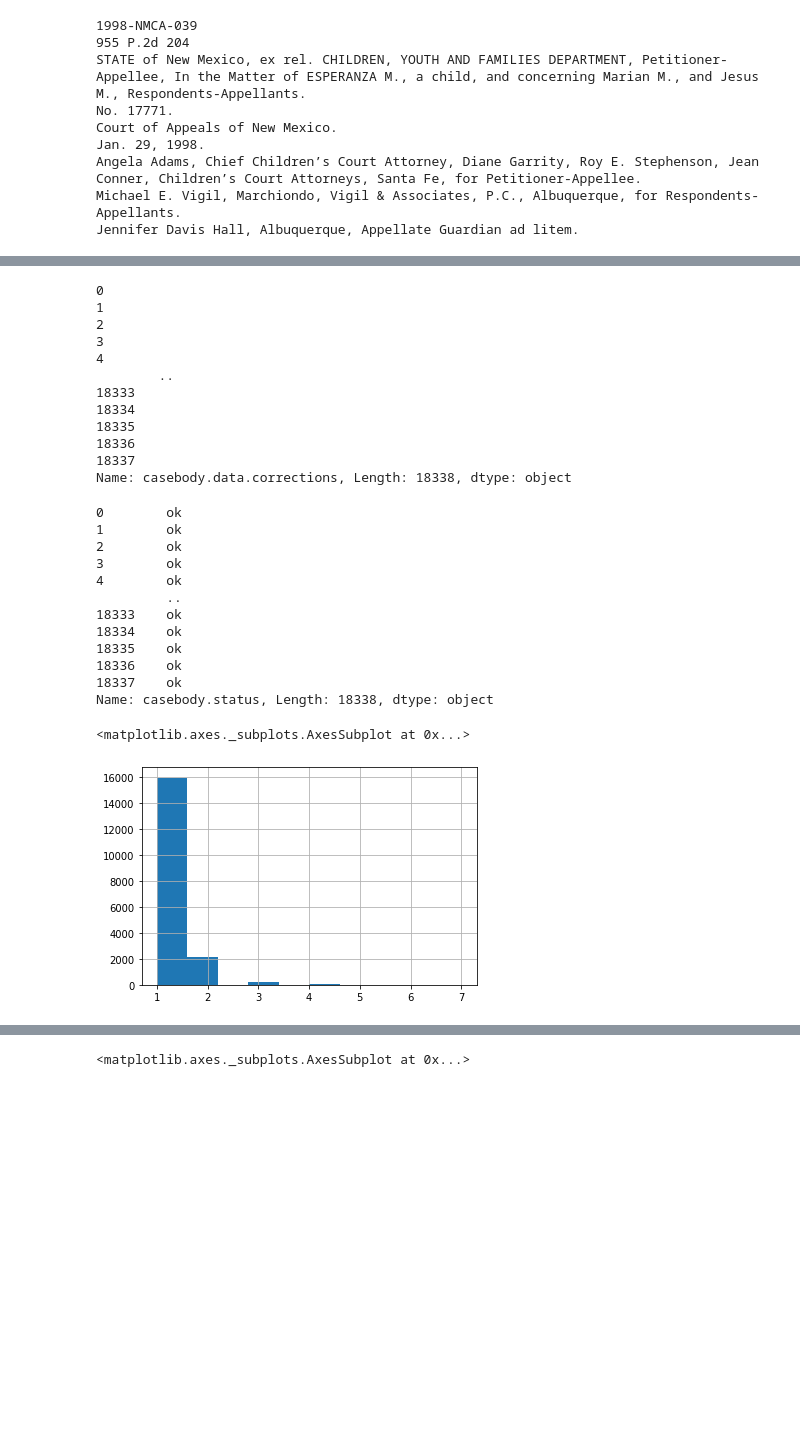
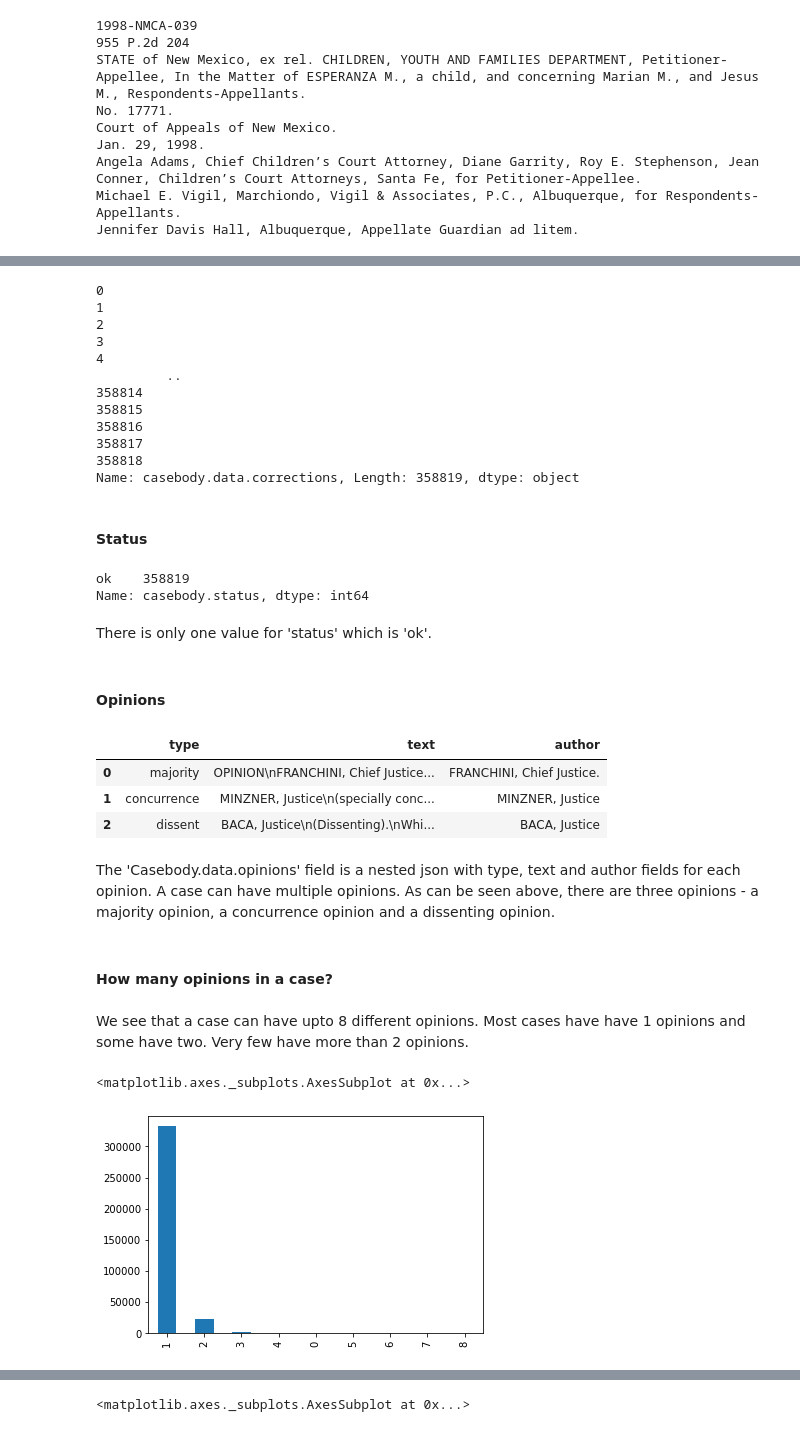
Before and after one commit to medeirosf/2020-CS109B, a Jupyter notebook: content/projects/notebook/cs109b_FP_EDA.ipynb, the cells around one changed output, grey strips where cells are left out. Saved outputs shown, nothing was run; the diff lists cells and outputs as text; code cells hidden in the pictures; blank space fills up the shorter version.

```diff
--- a/content/projects/notebook/cs109b_FP_EDA.ipynb
+++ b/content/projects/notebook/cs109b_FP_EDA.ipynb
@@ -45,6 +65,21 @@ from pandas.io.json import json_normalize
-# %%
-f = lzma.open("./data/text/new_mexico.xz","rb")
-data = f.readlines()
-f.close()
-data_json = [json.loads(line) for line in data]
-data = json_normalize(data_json)
+# %%
+def load_data(states=['new_mexico.xz','arkansas.xz','north_carolina.xz','illinois.xz',]):
+    base_path = "./data/text"
+    data_list = []
+
+    for state in states:
+        print(f'Loading data for {state}')
+        f = lzma.open(os.path.join(base_path,state),"rb")
+        state_data = f.readlines()
+        f.close()
+        data_json = [json.loads(line) for line in state_data]
+        print(f'Flattening data for {state}')
+        state_df = json_normalize(data_json)
+        state_df['source_state'] = state
+        data_list.append(state_df)
+    return pd.concat(data_list).reset_index(drop=True)
+
+# To load data for some states use:
+# data = load_data(states=['new_mexico.xz','arkansas.xz'])
+
+data = load_data()
@@ -156,30 +189,39 @@ data['casebody.data.corrections']
 2
 3
 4
-        ..
-18333
-18334
-18335
-18336
-18337
-Name: casebody.data.corrections, Length: 18338, dtype: object
+         ..
+358814
+358815
+358816
+358817
+358818
+Name: casebody.data.corrections, Length: 358819, dtype: object
+# %% [markdown]
+#### Status
 # %%
-data['casebody.status']
+data['casebody.status'].value_counts()
 # %% [output]
-0        ok
-1        ok
-2        ok
-3        ok
-4        ok
-         ..
-18333    ok
-18334    ok
-18335    ok
-18336    ok
-18337    ok
-Name: casebody.status, Length: 18338, dtype: object
+ok    358819
+Name: casebody.status, dtype: int64
+# %% [markdown]
+There is only one value for 'status' which is 'ok'.
+# %% [markdown]
+#### Opinions
+# %%
+json_normalize(data['casebody.data.opinions'][9])
+# %% [output]
+|  | type | text | author |
+| 0 | majority | OPINION\nFRANCHINI, Chief Justice... | FRANCHINI, Chief Justice. |
+| 1 | concurrence | MINZNER, Justice\n(specially conc... | MINZNER, Justice |
+| 2 | dissent | BACA, Justice\n(Dissenting).\nWhi... | BACA, Justice |
+# %% [markdown]
+The 'Casebody.data.opinions' field is a nested json with type, text and author fields for each opinion. A case can have multiple opinions. As can be seen above, there are three opinions - a majority opinion, a concurrence opinion and a dissenting opinion.
+# %% [markdown]
+#### How many opinions in a case?
+# %% [markdown]
+We see that a case can have upto 8 different opinions. Most cases have have 1 opinions and some have two. Very few have more than 2 opinions.
 # %%
-data['casebody.data.opinions'].str.len().hist()
+data['casebody.data.opinions'].map(lambda x:len(x)).value_counts().plot.bar()
 # %% [output]
 <matplotlib.axes._subplots.AxesSubplot at 0x...>
-[figure, old version]
+[figure, new version]
```
Also changed, not shown: parts of 52 cells of this notebook.
